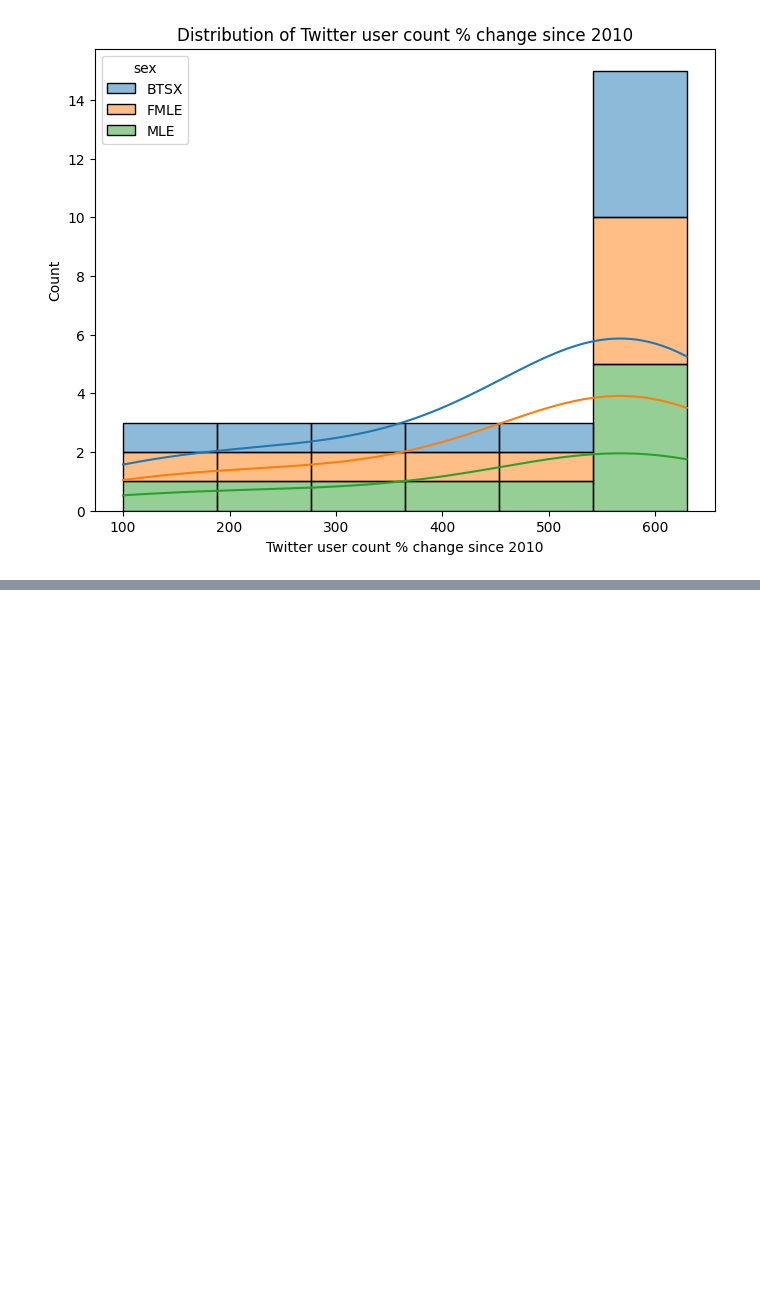
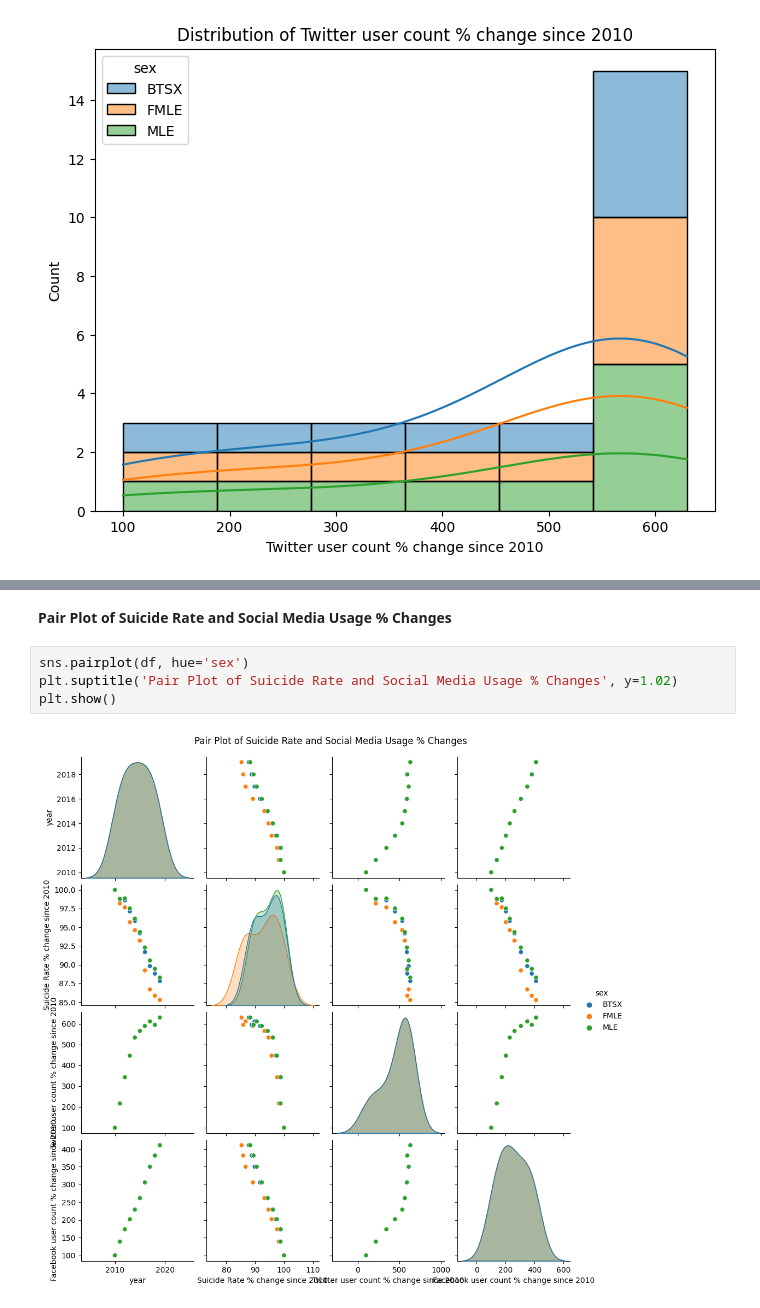
Before and after one commit to kumawatmanish05/Social-Media-Impact-On-Suicide-rates, a Jupyter notebook: social-media-s-impact-on-suicide-rates.ipynb, the cells around one changed output, grey strips where cells are left out. Drawn from its saved outputs; the diff is of its cells as text; blank space fills up the shorter version.

```diff
--- a/social-media-s-impact-on-suicide-rates.ipynb
+++ b/social-media-s-impact-on-suicide-rates.ipynb
@@ -149,0 +177,8 @@ plt.show()
+# %% [markdown]
+**Pair Plot of Suicide Rate and Social Media Usage % Changes**
+# %%
+sns.pairplot(df, hue='sex')
+plt.suptitle('Pair Plot of Suicide Rate and Social Media Usage % Changes', y=1.02)
+plt.show()
+# %% [output]
+[figure, added]
```
Also changed, not shown: parts of 6 cells of this notebook.
